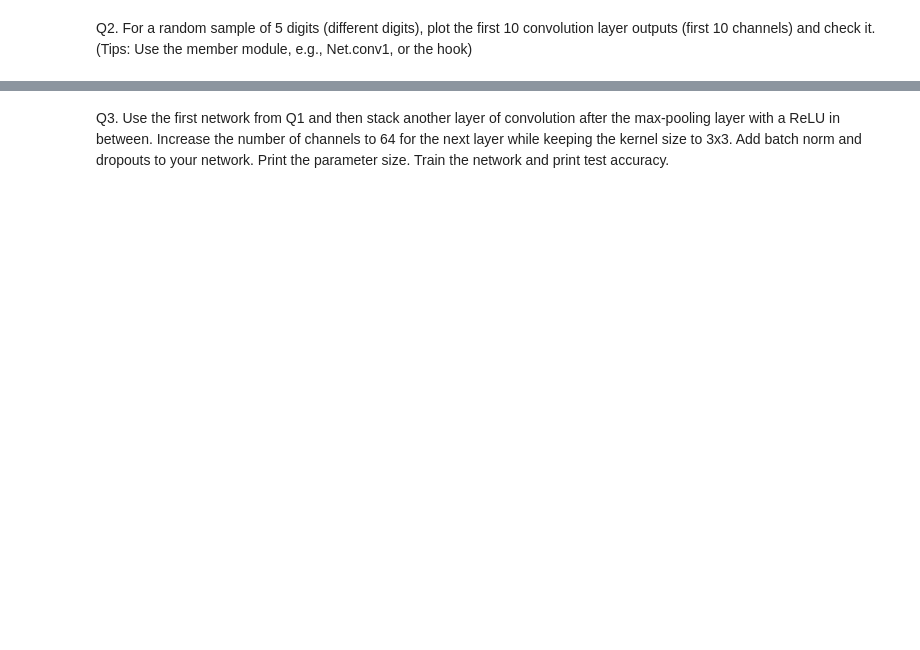
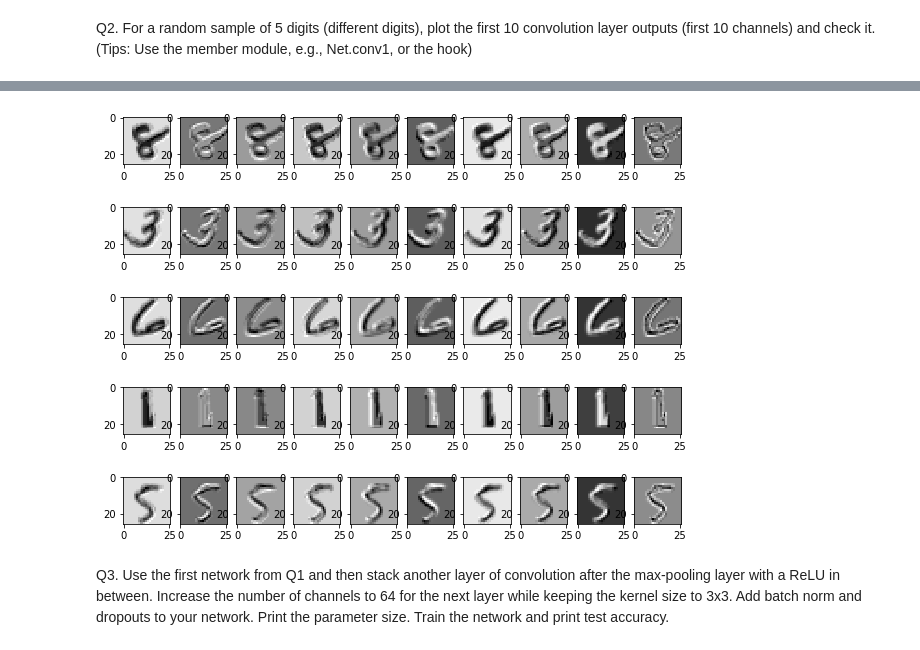
Before and after one commit to VincentGaoHJ/Course-CS5242, a Jupyter notebook: practice_5_convolutionalNeuralNetworks.ipynb, the cells around one changed output, grey strips where cells are left out. Cells and saved outputs as stored; diff of their text form; code cells hidden in the pictures; blank space fills up the shorter version.

```diff
--- a/practice_5_convolutionalNeuralNetworks.ipynb
+++ b/practice_5_convolutionalNeuralNetworks.ipynb
@@ -195,33 +174,8 @@ test_one_pass(MnistNet, testloader)
 # %%
-
-
-
-
-
-
-
-
-
-
-
-
-
-
-def train_model(model, criterion, optimizer, trainloader, testloader,
-                num_epochs=10, log_interval=300):
-    # Train the model
-    total_step = len(trainloader)
-    for epoch in range(1, num_epochs + 1):
-        train_one_pass(model, criterion, optimizer, trainloader,
-                       epoch=epoch, log_interval=log_interval)
-        test_one_pass(model, testloader,
-                      epoch=epoch)
-
 MnistNet = Net().to(device)
 # Loss and optimizer
 criterion = nn.CrossEntropyLoss()
-optimizer = torch.optim.Adam(MnistNet.parameters(), lr=0.01)
-# Train and Test
-train_model(network, criterion, optimizer,
-            trainloader, testloader, num_epochs=10)
+optimizer = torch.optim.Adam(MnistNet.parameters(), lr=0.001)
+# Train and test the model
+train_model(MnistNet, criterion, optimizer, trainloader, testloader, num_epochs=5)
 # %% [output]
@@ -270,2 +237,13 @@ Q2. For a random sample of 5 digits (different digits), plot the first 10 convol
+# %%
+def visualize_images(label_lst, intermediate_res, num_channel=10):
+    for idx, label_num in enumerate(label_lst):
+        for channel_idx in range(num_channel):
+            plt.subplot(len(label_lst), num_channel, idx*num_channel+channel_idx+1)
+            plt.imshow(torch.squeeze(intermediate_res.cpu()[idx, channel_idx, :, :]))
+            # plt.axis('off')
+
+visualize_images(label_lst, intermediate_res)
+# %% [output]
+[figure, added]
 # %% [markdown]
 Q3. Use the first network from Q1 and then stack another layer of convolution after the max-pooling layer with a ReLU in between. Increase the number of channels to 64 for the next layer while keeping the kernel size to 3x3. Add batch norm and dropouts to your network. Print the parameter size. Train the network and print test accuracy.
```
Also changed, not shown: parts of 22 cells of this notebook.
